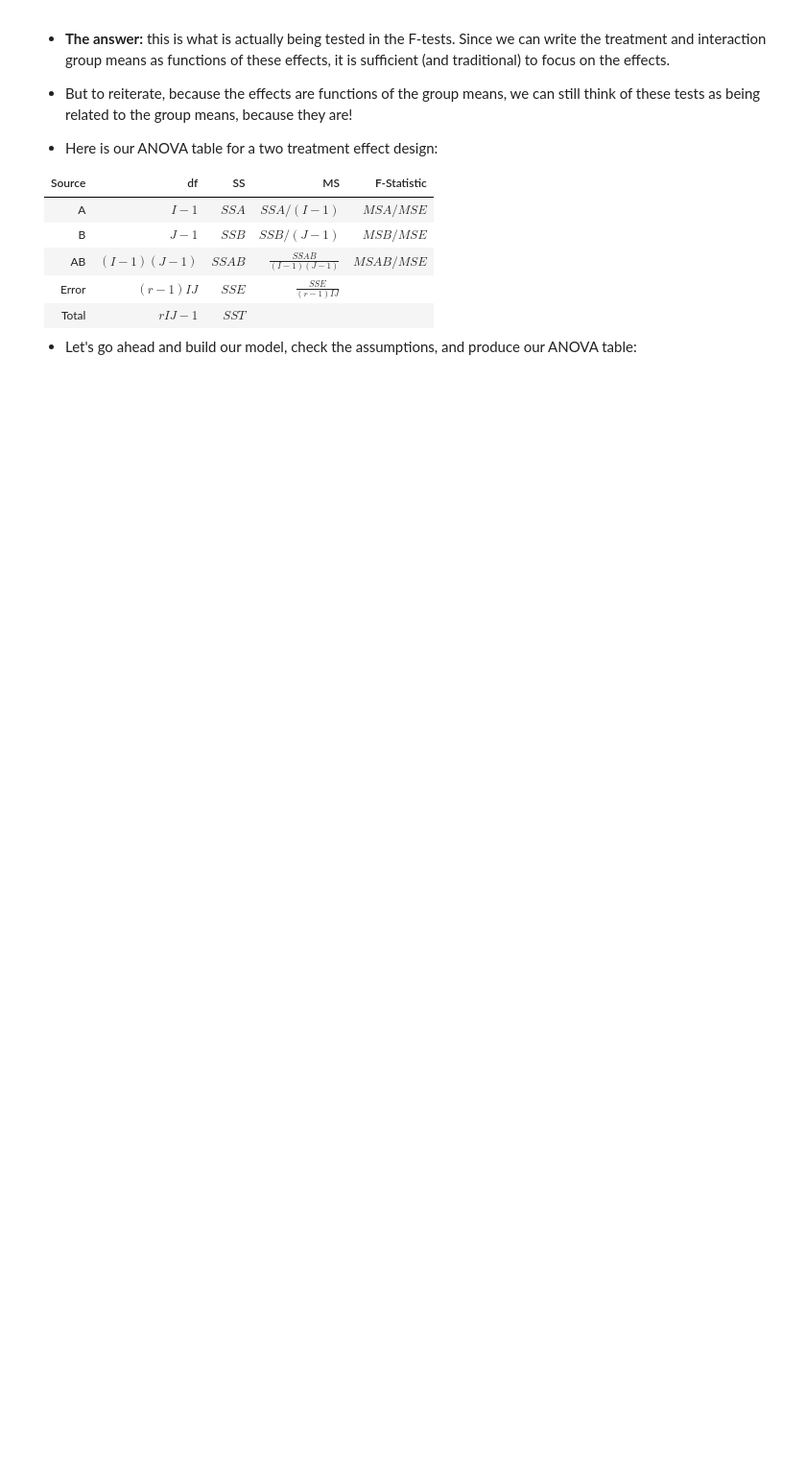
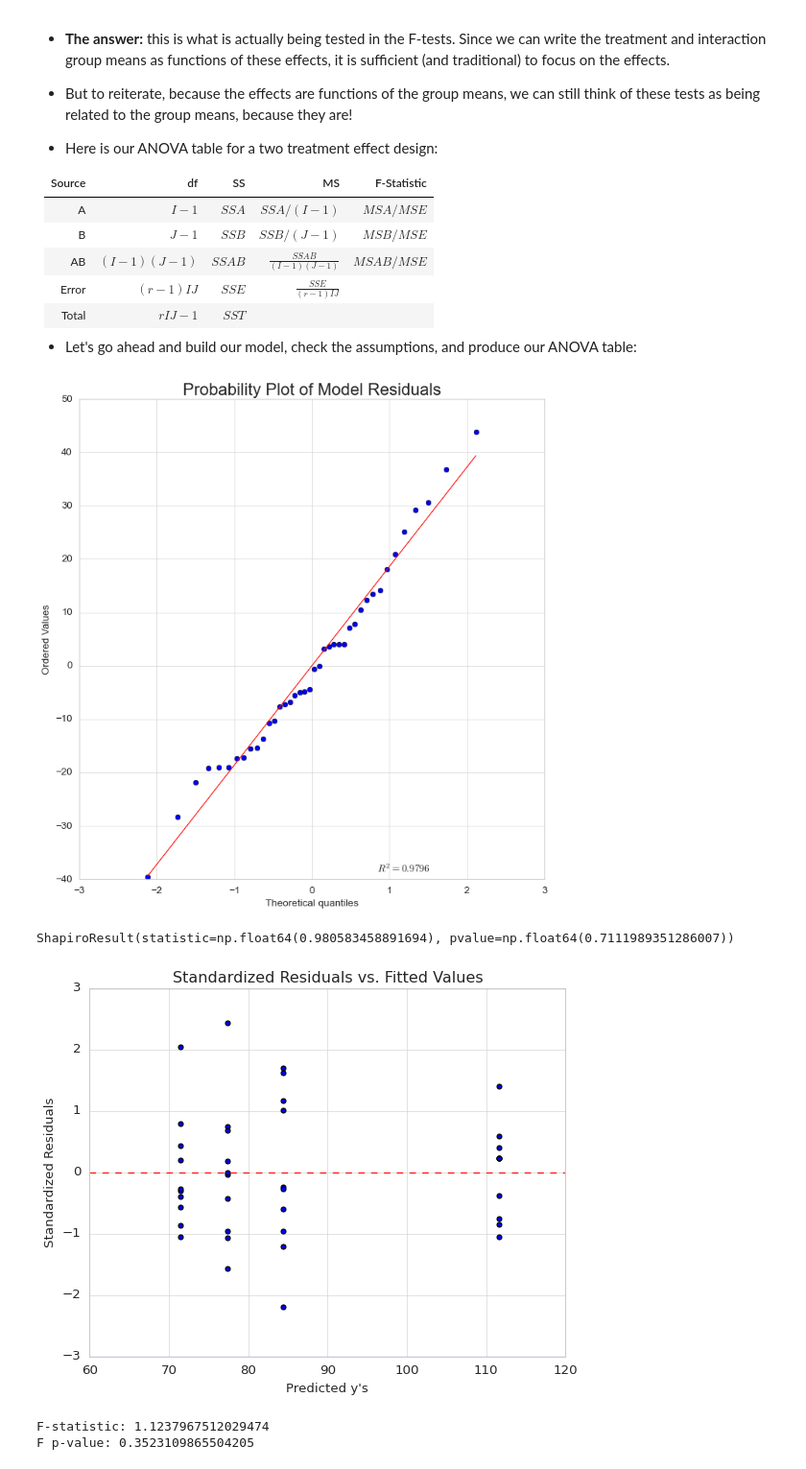
Before and after one commit to thomassonisa/STAT-7220-Applied-Experimental-Design, a Jupyter notebook: Factorial Designs/Intro-to-Factorial-Designs.ipynb, the cells around one changed output. Shown at 96% size. Cells and saved outputs as stored; diff of their text form; code cells hidden in the pictures; blank space fills up the shorter version.

```diff
--- a/Factorial Designs/Intro-to-Factorial-Designs.ipynb
+++ b/Factorial Designs/Intro-to-Factorial-Designs.ipynb
@@ -369,11 +371,84 @@ plt.show()
 # %%
 ## Import relevant statsmodels and scipy functions ##
 import statsmodels.api as sm
 from statsmodels.formula.api import ols
 import scipy.stats as stats
 
 ## Fit the ANOVA Model ##
 
 mod = ols('Response~Shell*Padding',data=helmet).fit()
 
-print(sm.stats.anova_lm(mod,typ=3))
+## Test Normality Assumption ##
+
+## QQ-Plot ##
+
+## Extract Model Residuals ##
+
+residuals = mod.resid
+
+## Generate QQ plot ##
+
+fig = plt.figure(figsize= (10, 10))
+ax = fig.add_subplot(111)
+
+normality_plot, stat = stats.probplot(residuals, plot= plt, rvalue= True)
+ax.set_title("Probability Plot of Model Residuals", fontsize= 20)
+ax.set
+
+plt.show()
+
+## S-W Test ##
+
+print(stats.shapiro(residuals))
+
+## Constant Variance ##
+
+## Scatterplot of Standardized Residuals to Fitted Values ##
+
+## Obtain Standardized Residuals ##
+
+standardized_residuals = mod.get_influence().resid_studentized_internal
+
+## Get the fitted values ##
+
+fitted_values = mod.fittedvalues
+
+## Create the plot ##
+
+plt.figure(figsize=(8, 6))
+plt.scatter(fitted_values, standardized_residuals)
+plt.axhline(y=0, linestyle='dashed', color='red')
+plt.axhline(y=3, color='blue')
+plt.axhline(y=-3, color='blue')
+plt.xlabel("Predicted y's")
+plt.ylabel("Standardized Residuals")
+plt.title("Standardized Residuals vs. Fitted Values")
+plt.style.use('classic')
+plt.show()
+
+## B-P Test ##
+
+## Import necessary function: ##
+
+from statsmodels.stats.diagnostic import het_breuschpagan
+
+## Run B-P Test ##
+
+bp_test = het_breuschpagan(mod.resid,mod.model.exog)
+
+## Extract F-statistic ##
+
+f_statistic = bp_test[2]
+
+## Extract its P-Value ##
+
+f_p_value = bp_test[3]
+
+print(f"F-statistic: {f_statistic}")
+print(f"F p-value: {f_p_value}")
+# %% [output]
+[figure, added]
+ShapiroResult(statistic=np.float64(0.980583458891694), pvalue=np.float64(0.7111989351286007))
+[figure, added]
+F-statistic: 1.1237967512029474
+F p-value: 0.3523109865504205
```
Also changed, not shown: parts of 7 cells of this notebook.
